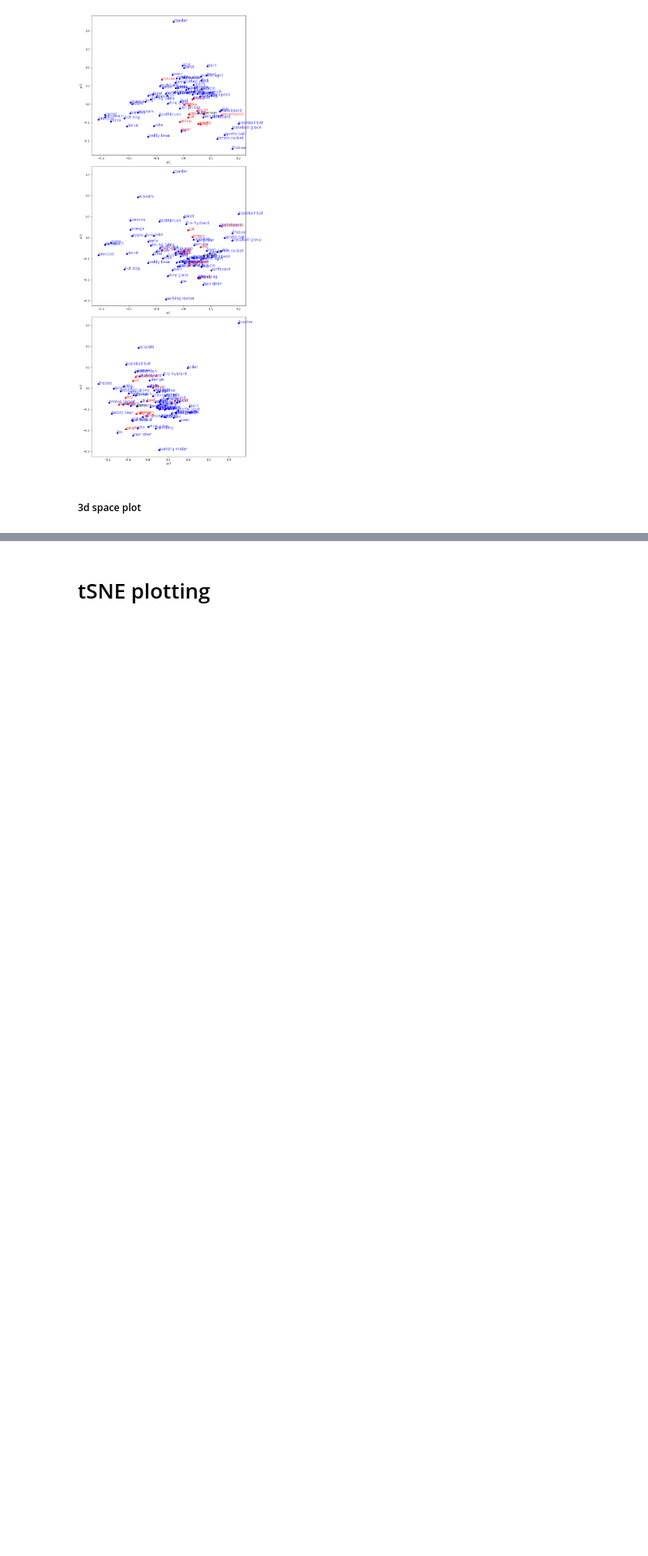
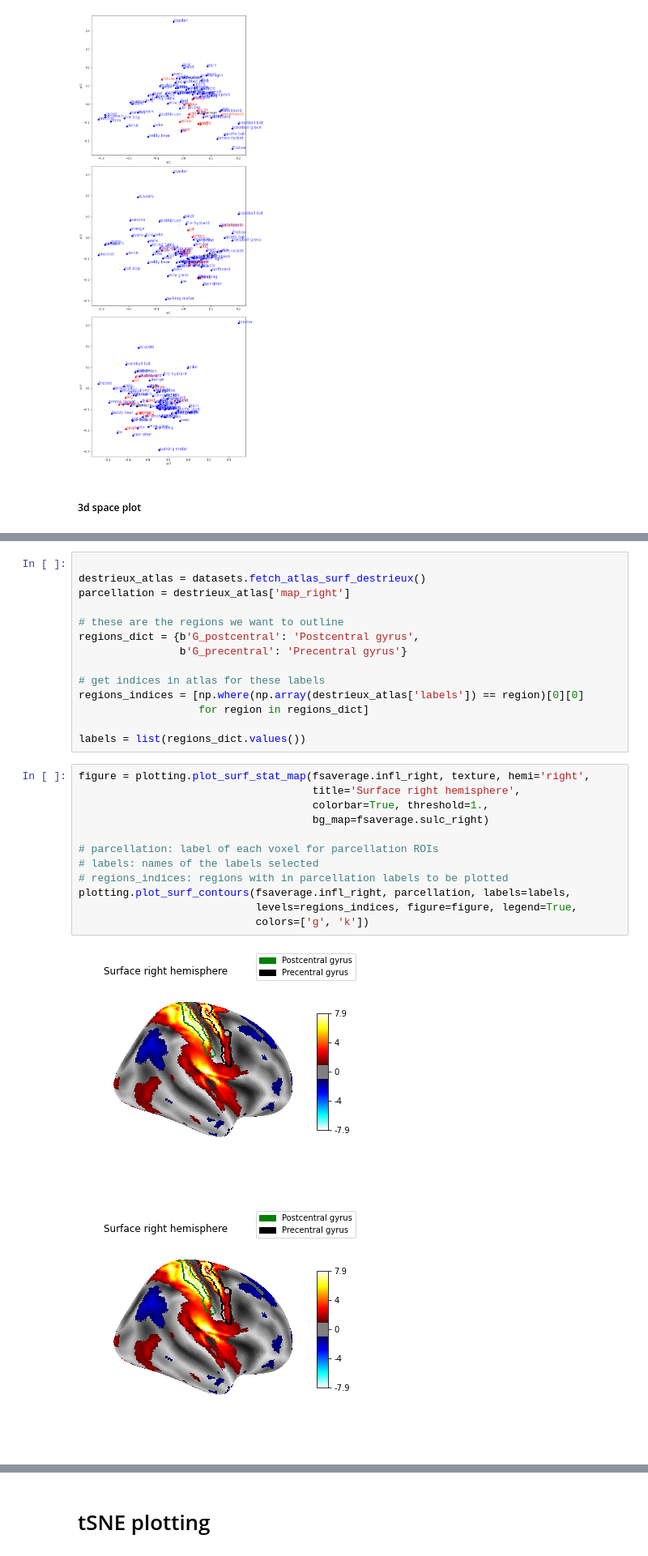
Before and after one commit to sunaguo/nsddatapaper_rsa, a Jupyter notebook: Untitled.ipynb, the cells around one changed output, grey strips where cells are left out. Shown at 81% size. Cells and saved outputs as stored; diff of their text form; blank space fills up the shorter version.

```diff
--- a/Untitled.ipynb
+++ b/Untitled.ipynb
@@ -544,0 +612,29 @@ plt.tight_layout()
+# %%
+
+destrieux_atlas = datasets.fetch_atlas_surf_destrieux()
+parcellation = destrieux_atlas['map_right']
+
+# these are the regions we want to outline
+regions_dict = {b'G_postcentral': 'Postcentral gyrus',
+                b'G_precentral': 'Precentral gyrus'}
+
+# get indices in atlas for these labels
+regions_indices = [np.where(np.array(destrieux_atlas['labels']) == region)[0][0]
+                   for region in regions_dict]
+
+labels = list(regions_dict.values())
+# %%
+figure = plotting.plot_surf_stat_map(fsaverage.infl_right, texture, hemi='right',
+                                     title='Surface right hemisphere',
+                                     colorbar=True, threshold=1.,
+                                     bg_map=fsaverage.sulc_right)
+
+# parcellation: label of each voxel for parcellation ROIs
+# labels: names of the labels selected
+# regions_indices: regions with in parcellation labels to be plotted
+plotting.plot_surf_contours(fsaverage.infl_right, parcellation, labels=labels,
+                            levels=regions_indices, figure=figure, legend=True,
+                            colors=['g', 'k'])
+# %% [output]
+[figure, added]
+[figure, added]
```
Also changed, not shown: parts of 31 cells of this notebook, 1 other file.
